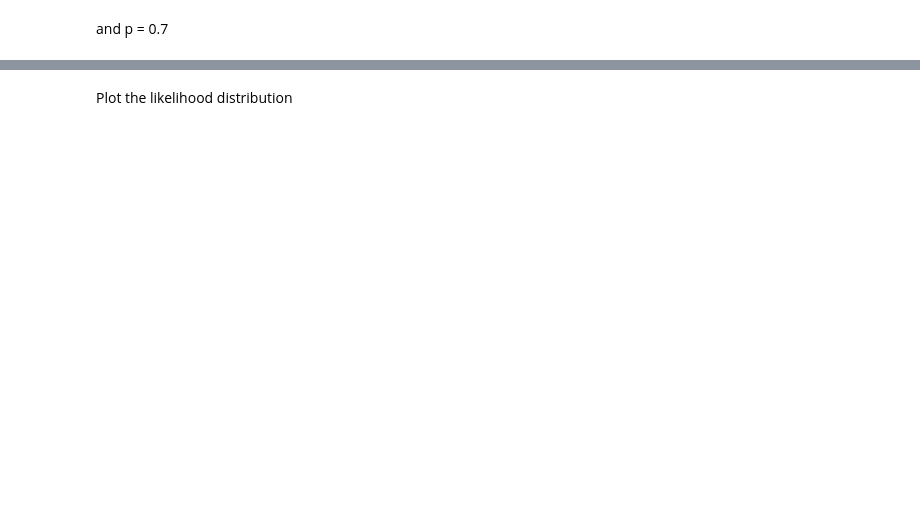
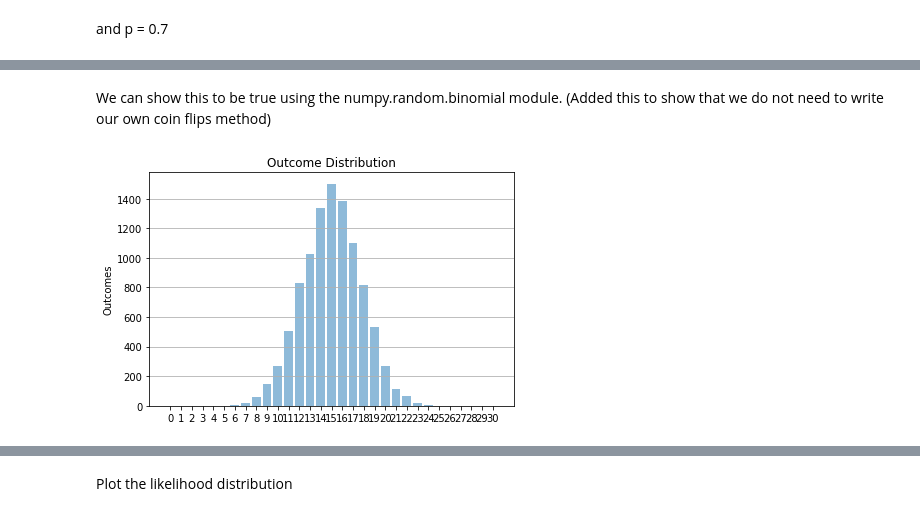
Before and after one commit to dpai/LeraningWorkspace, a Jupyter notebook: Statistics/montecarlosim.ipynb, the cells around one changed output, grey strips where cells are left out. Drawn from its saved outputs; the diff is of its cells as text; code cells hidden in the pictures; blank space fills up the shorter version.

```diff
--- a/Statistics/montecarlosim.ipynb
+++ b/Statistics/montecarlosim.ipynb
@@ -129,0 +151,7 @@ Here I given the number of trials just retrieve the likelihood distribution
+# %% [markdown]
+We can show this to be true using the numpy.random.binomial module. (Added this to show that we do not need to write our own coin flips method)
+# %%
+joint_thirty_flip_np = np.random.binomial(30, 0.5, 10000)
+plotdistribution(joint_thirty_flip_np, np.arange(31))
+# %% [output]
+[figure, added]
```
Also changed, not shown: parts of 20 cells of this notebook.
